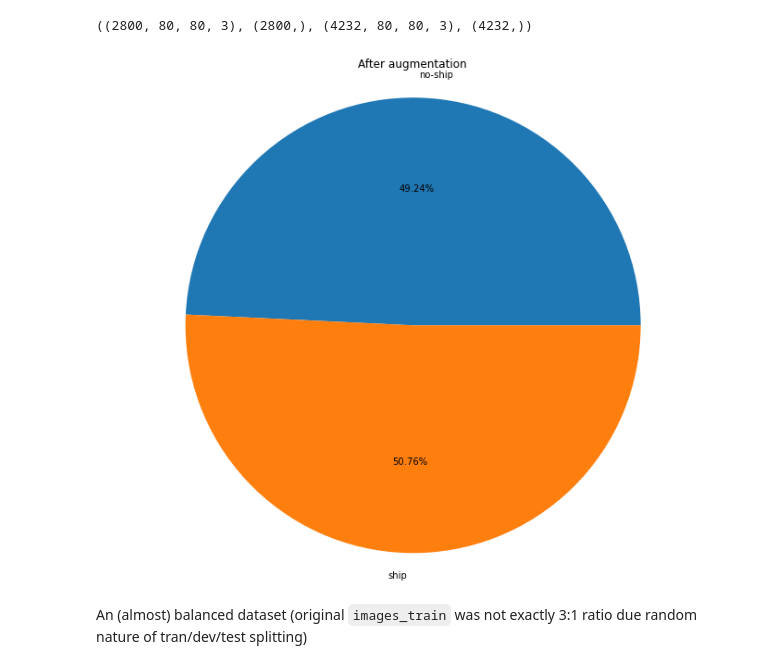
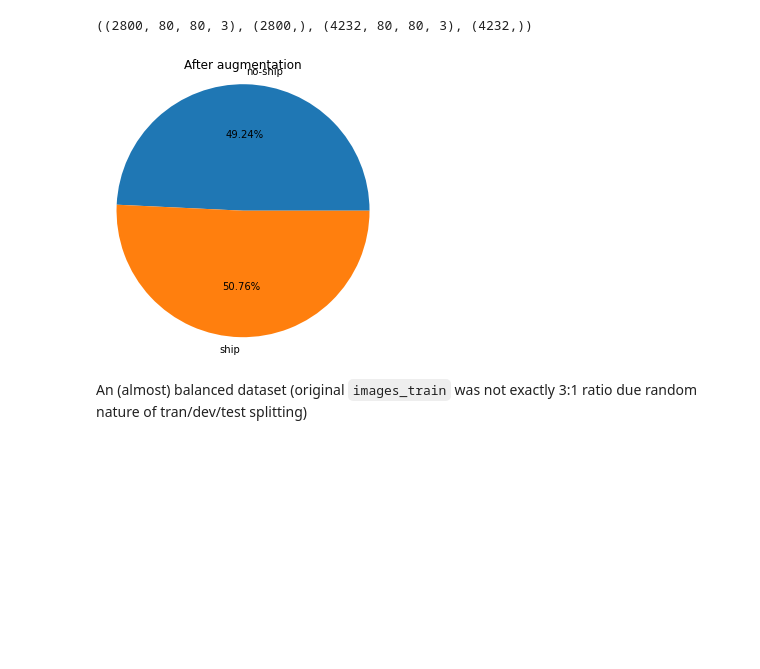
Before and after one commit to dmitrytoda/ships, a Jupyter notebook: ships.ipynb, the cells around one changed output. Cells and saved outputs as stored; diff of their text form; code cells hidden in the pictures; blank space fills up the shorter version.

```diff
--- a/ships.ipynb
+++ b/ships.ipynb
@@ -60,5 +60,5 @@ from tensorflow.keras import Sequential, optimizers # layer stacking and optimiz
 # %%
-mpl.rcParams['figure.figsize'] = (12, 10)
+mpl.rcParams['figure.figsize'] = (5, 5)
 colors = plt.rcParams['axes.prop_cycle'].by_key()['color']
 # %% [markdown]
 # Data wrangling
@@ -139,9 +139,9 @@ rows = 1
 
 # no ships are images from 0 to 3000
 fig=plt.figure(figsize=(20, 20))
-for i in range(1, columns*rows +1):
+for i in range(0, columns*rows):
     img = images[np.random.choice(3000)]
-    fig.add_subplot(rows, columns, i)
+    fig.add_subplot(rows, columns, i+1)
     plt.imshow(img)
 plt.show()
 
@@ -149,9 +149,9 @@ plt.show()
 fig=plt.figure(figsize=(20, 20))
 columns = 4
 rows = 1
-for i in range(1, columns*rows +1):
+for i in range(0, columns*rows):
     img = images[np.random.choice(1000)+3000]
-    fig.add_subplot(rows, columns, i)
+    fig.add_subplot(rows, columns, i+1)
     plt.imshow(img)
 plt.show()
 # %% [output]
@@ -812,14 +815,15 @@ images_train.shape, labels_train.shape, aug_images.shape, aug_labels.shape
 # %%
 _, count = np.unique(aug_labels, return_counts=True)
 
+mpl.rcParams['figure.figsize'] = (5, 5)
 plt.pie(count,
        explode=(0,0),
        labels=class_names,
        autopct="%1.2f%%")
 plt.axis('equal')
 plt.title("After augmentation");
 # %% [output]
-[figure, old version]
+[figure, new version]
 # %% [markdown]
 An (almost) balanced dataset (original `images_train` was not exactly 3:1 ratio due random nature of tran/dev/test splitting)
 # %% [markdown]
```
Also changed, not shown: parts of 14 cells of this notebook.
